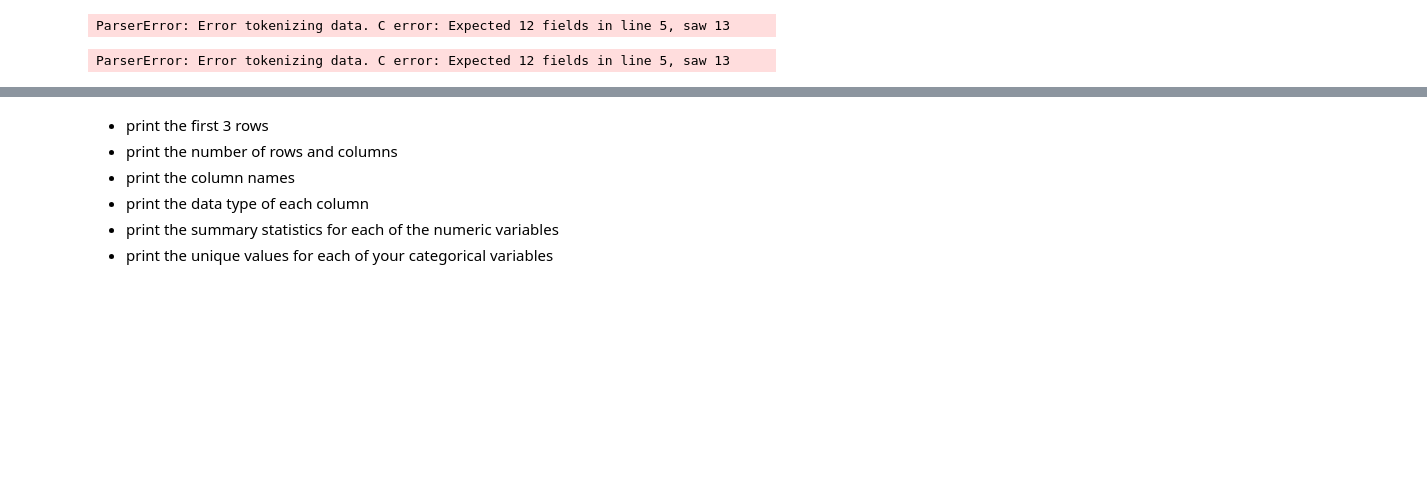
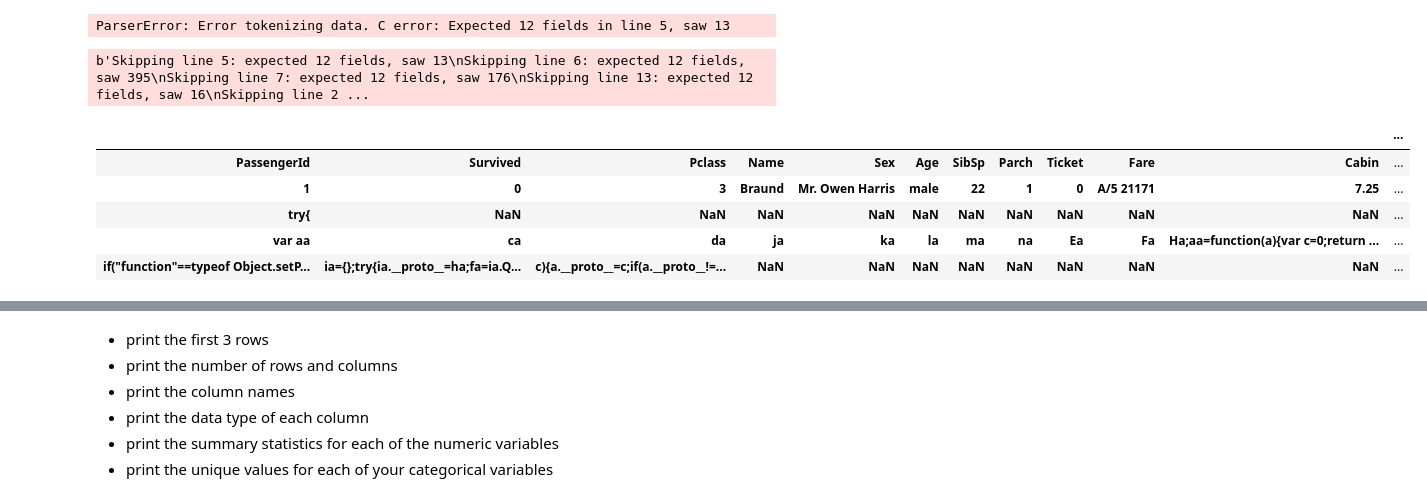
Before and after one commit to radam-herman/ds-methodologies-exercises, a Jupyter notebook: classification/classification_exercises.ipynb, the cells around one changed output, grey strips where cells are left out. Saved outputs shown, nothing was run; the diff lists cells and outputs as text; code cells hidden in the pictures; blank space fills up the shorter version.

```diff
--- a/classification/classification_exercises.ipynb
+++ b/classification/classification_exercises.ipynb
@@ -226,15 +227,29 @@ csv_test = pd.read_csv(sheet_url)
 # %% [output]
 ParserError: Error tokenizing data. C error: Expected 12 fields in line 5, saw 13
 # %%
-import pandas as pd
+# import pandas as pd
+# from io import StringIO
 
-sheet_url = 'https://docs.google.com/spreadsheets/d/1Uhtml8KY19LILuZsrDtlsHHDC9wuDGUSe8LTEwvdI5g/edit?usp=sharing'
+# sheet_url = 'https://docs.google.com/spreadsheets/d/1Uhtml8KY19LILuZsrDtlsHHDC9wuDGUSe8LTEwvdI5g/edit?usp=sharing'
 
-#csv_export_url = sheet_url.replace('/edit#gid=', '/export?format=csv&gid=')
-# C error: Expected 12 fields
-csv_export_url = sheet_url.replace('/edit#gid=', '/export?format=csv&gid=')
+# #csv_export_url = sheet_url.replace('/edit#gid=', '/export?format=csv&gid=')
+# # C error: Expected 12 fields
+# csv_export_url = sheet_url.replace('/edit#gid=', '/export?format=csv&gid=')
 
-df_googlesheet = pd.read_csv(csv_export_url)
-df_googlesheet.head()
+# df_googlesheet = pd.read_csv(csv_export_url)
+# df_googlesheet.head()
-# %% [output]
-ParserError: Error tokenizing data. C error: Expected 12 fields in line 5, saw 13
+# %%
+sheet_url = 'https://docs.google.com/spreadsheets/d/1Uhtml8KY19LILuZsrDtlsHHDC9wuDGUSe8LTEwvdI5g/edit#gid=341089357'
+#https://docs.google.com/spreadsheets/d/1Uhtml8KY19LILuZsrDtlsHHDC9wuDGUSe8LTEwvdI5g/edit?usp=sharing
+csv_export_url = sheet_url.replace('/edit?usp=sharing', '/export?format=csv&gid=')
+
+df_googlesheet = pd.read_csv(csv_export_url, error_bad_lines=False)
+df_googlesheet.head()
+# %% [output]
+b'Skipping line 5: expected 12 fields, saw 13\nSkipping line 6: expected 12 fields, saw 395\nSkipping line 7: expected 12 fields, saw 176\nSkipping line 13: expected 12 fields, saw 16\nSkipping line 2 ...
+|  |  |  |  |  |  |  |  |  |  |  | ... |
+| PassengerId | Survived | Pclass | Name | Sex | Age | SibSp | Parch | Ticket | Fare | Cabin | ... |
+| 1 | 0 | 3 | Braund | Mr. Owen Harris | male | 22 | 1 | 0 | A/5 21171 | 7.25 | ... |
+| try{ | NaN | NaN | NaN | NaN | NaN | NaN | NaN | NaN | NaN | NaN | ... |
+| var aa | ca | da | ja | ka | la | ma | na | Ea | Fa | Ha;aa=function(a){var c=0;return ... | ... |
+| if("function"==typeof Object.setP... | ia={};try{ia.__proto__=ha;fa=ia.Q... | c){a.__proto__=c;if(a.__proto__!=... | NaN | NaN | NaN | NaN | NaN | NaN | NaN | NaN | ... |
```
Also changed, not shown: parts of 5 cells of this notebook, 4 other files.
